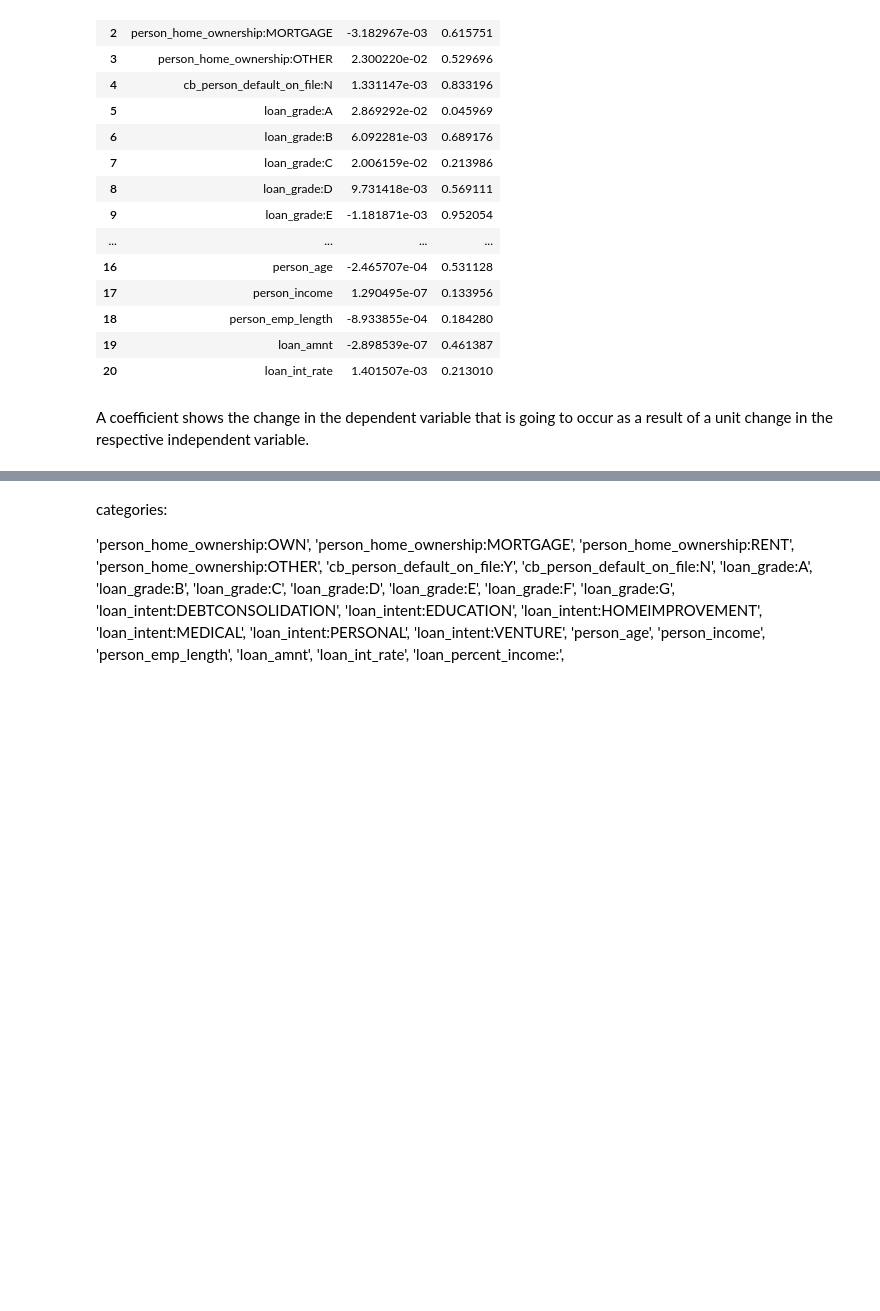
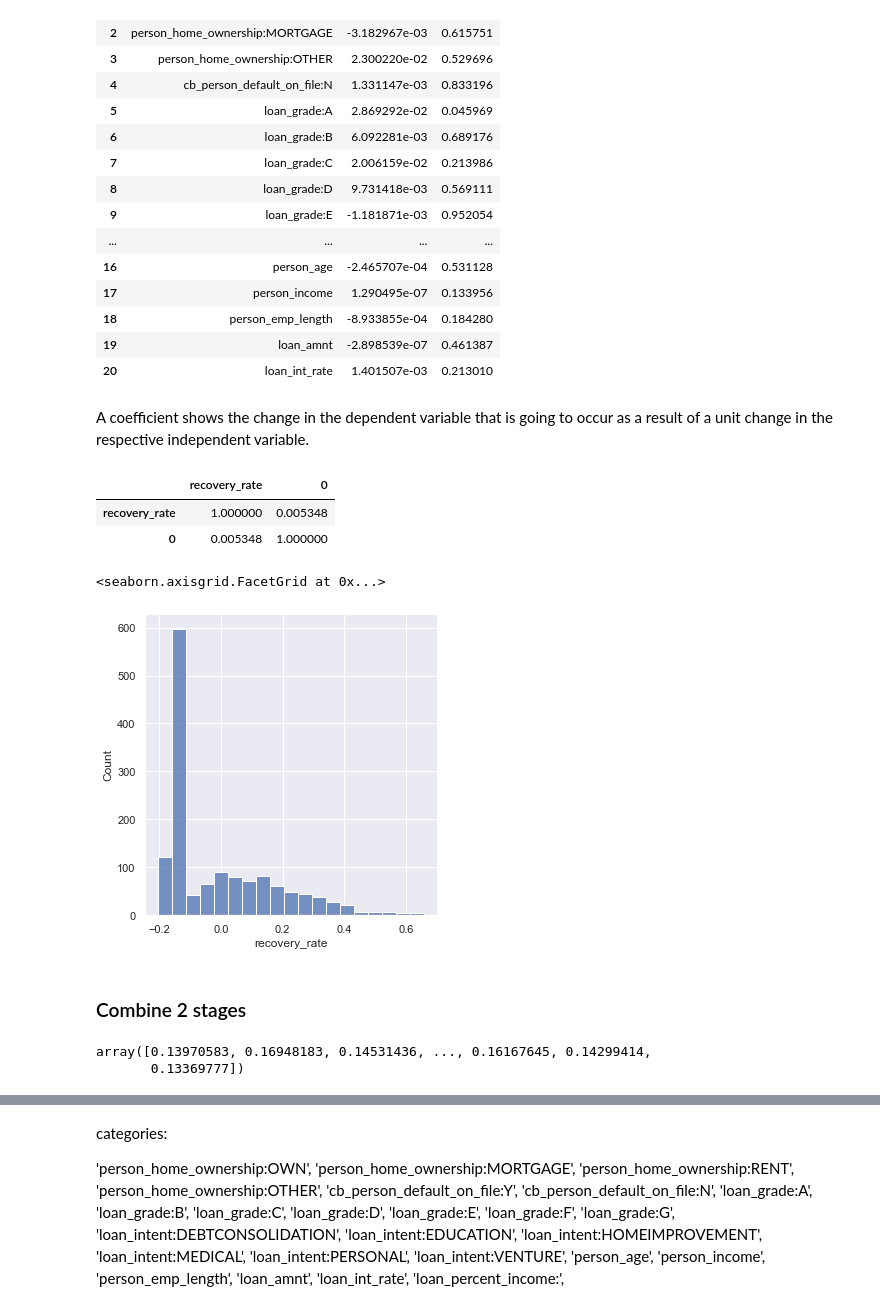
Before and after one commit to harryzyz/CreditRiskDemo, a Jupyter notebook: case1/LDG_Model_and_EAD_model.ipynb, the cells around one changed output, grey strips where cells are left out. Saved outputs shown, nothing was run; the diff lists cells and outputs as text; code cells hidden in the pictures; blank space fills up the shorter version.

```diff
--- a/case1/LDG_Model_and_EAD_model.ipynb
+++ b/case1/LDG_Model_and_EAD_model.ipynb
@@ -525,3 +525,9 @@ summary_table
 | 20 | loan_int_rate | 1.401507e-03 | 0.213010 |
 # %% [markdown]
 A coefficient shows the change in the dependent variable that is going to occur as a result of a unit change in the respective independent variable.
+# %%
+X_LGD_stage_2_test = X_LGD_stage_2_test[features_all]
+# %%
+X_LGD_stage_2_test = X_LGD_stage_2_test.drop(reference_cat, axis=1)
+# %%
+y_hat_lgd_stage_2 = reg_lgd_st_2.predict(X_LGD_stage_2_test)
@@ -527,0 +538,11 @@ A coefficient shows the change in the dependent variable that is going to occur
+# %%
+pd.concat([y_LGD_stage_2_test_temp, pd.DataFrame(y_hat_lgd_stage_2)], axis=1).corr()
+# %% [output]
+|  | recovery_rate | 0 |
+| recovery_rate | 1.000000 | 0.005348 |
+| 0 | 0.005348 | 1.000000 |
+# %%
+sns.displot(y_LGD_stage_2_test - y_hat_lgd_stage_2)
+# %% [output]
+<seaborn.axisgrid.FacetGrid at 0x...>
+[figure, added]
@@ -527,0 +551,2 @@ A coefficient shows the change in the dependent variable that is going to occur
+# %% [markdown]
+### Combine 2 stages
@@ -527,0 +555,5 @@ A coefficient shows the change in the dependent variable that is going to occur
+# %%
+y_hat_lgd_stage_2_all
+# %% [output]
+array([0.13970583, 0.16948183, 0.14531436, ..., 0.16167645, 0.14299414,
+       0.13369777])
```
Also changed, not shown: parts of 64 cells of this notebook, 1 other file.
